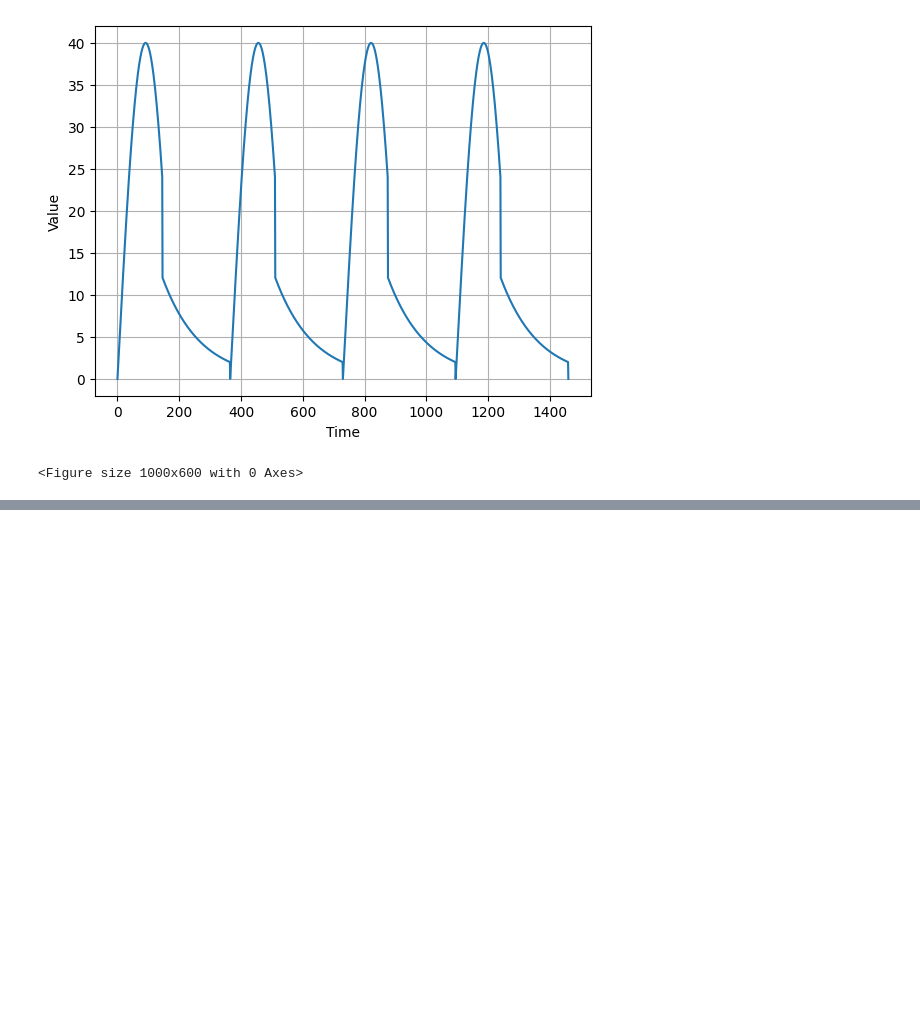
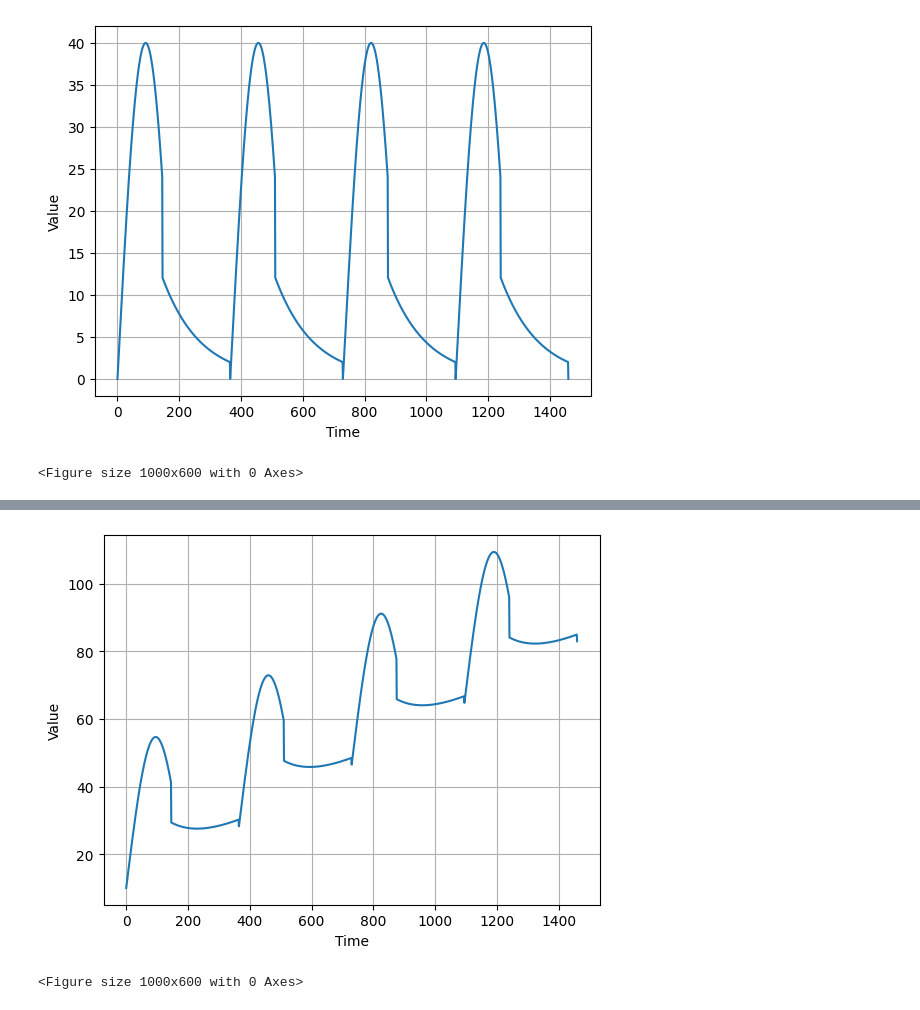
Before and after one commit to sondosaabed/Intro-to-tensorFlow-for-deep-learning, a Jupyter notebook: Time Series Forecasting.ipynb, the cells around one changed output, grey strips where cells are left out. Drawn from its saved outputs; the diff is of its cells as text; code cells hidden in the pictures; blank space fills up the shorter version.

Commit message:
Time series: Add seasonality with trend

```diff
--- a/Time Series Forecasting.ipynb
+++ b/Time Series Forecasting.ipynb
@@ -85,6 +85,13 @@ plot_series(time, series)
 # %% [markdown]
 - Trend & Seasonality
 ![Alt text](explanation_images/trend&seas.png)
+# %%
+slope = 0.05
+series = basline + trend(time, slope) + seasonality(time, period=365, amplitude=amplitude)
+plot_series(time, series)
+# %% [output]
+[figure, added]
+<Figure size 1000x600 with 0 Axes>
 # %% [markdown]
 - White noise: Completely unpredictable, random numbers
 ![Alt text](explanation_images/whitenoise.png)
```
